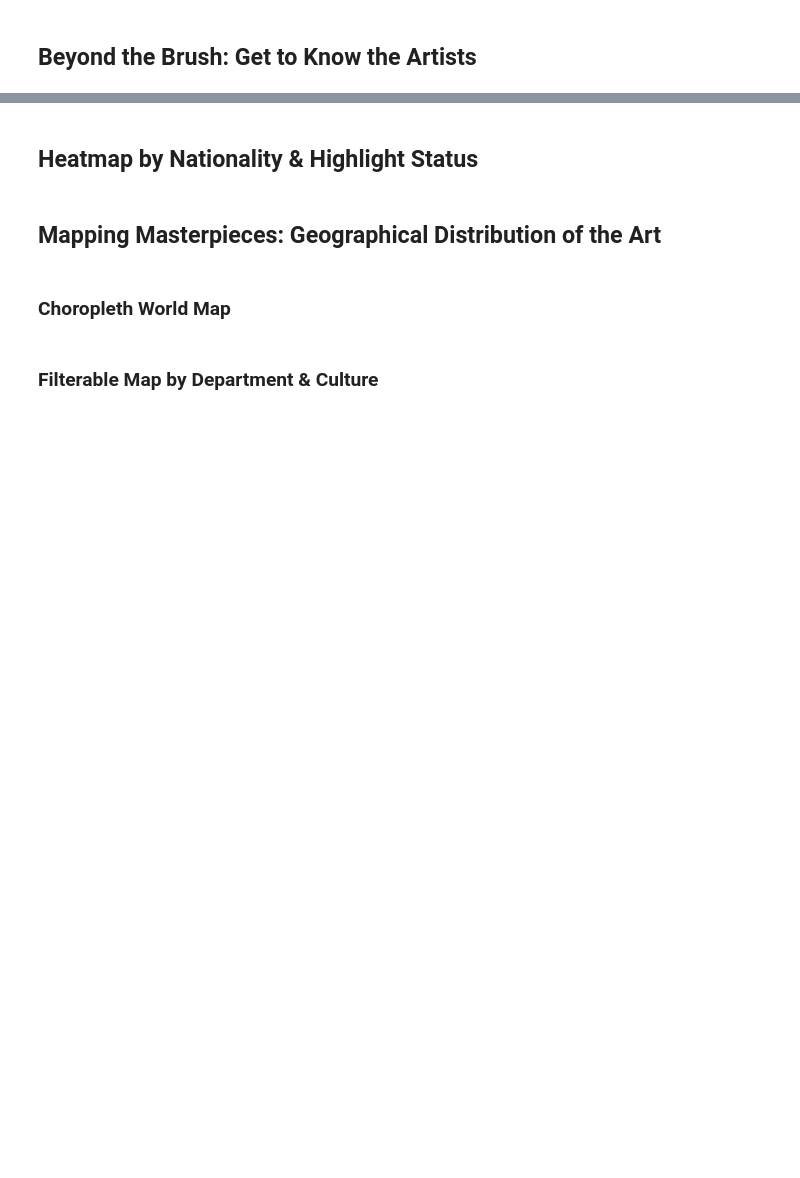
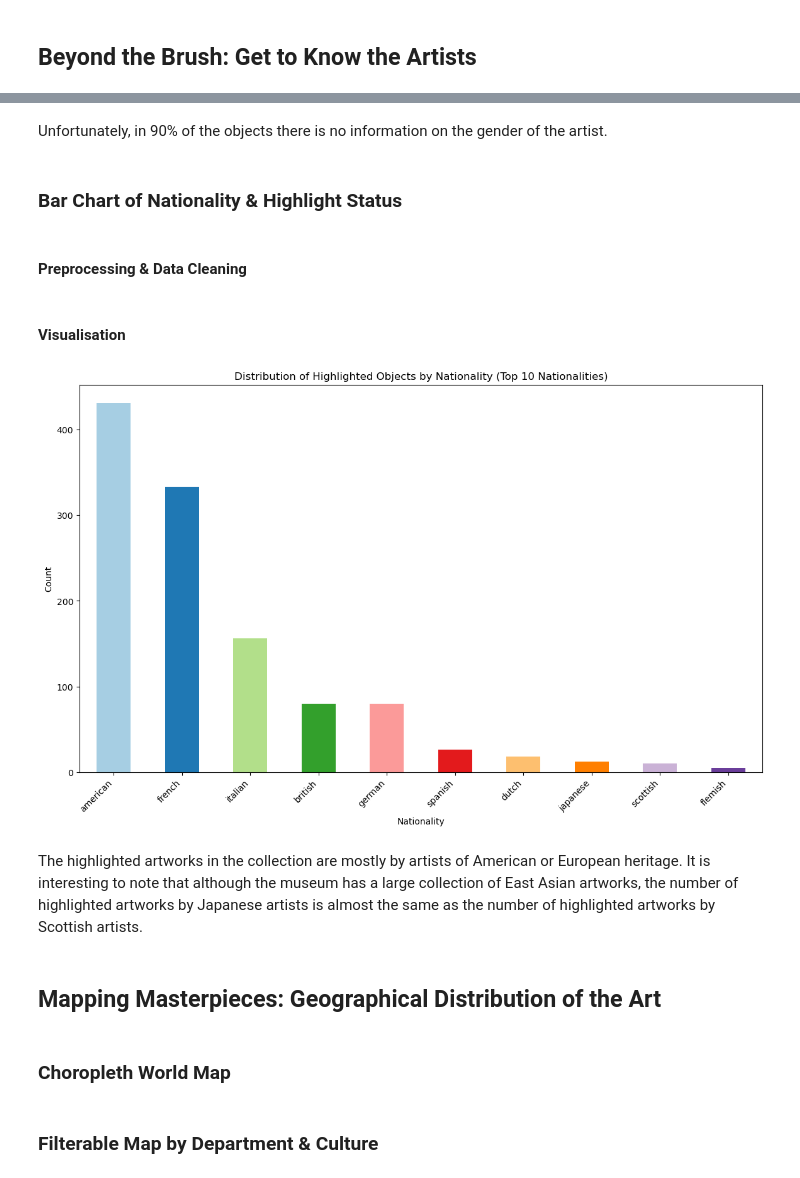
Before and after one commit to len-rtz/DS_Data_Visualization_2024_Lena_P, a Jupyter notebook: DS_Data_Visualization_2024_Lena_P.ipynb, the cells around one changed output, grey strips where cells are left out. Cells and saved outputs as stored; diff of their text form; code cells hidden in the pictures; blank space fills up the shorter version.

```diff
--- a/DS_Data_Visualization_2024_Lena_P.ipynb
+++ b/DS_Data_Visualization_2024_Lena_P.ipynb
@@ -20,2 +166,6 @@ This notebook provides a visual exploration of The Metropolitan Museum of Art's
+# %% [markdown]
+Unfortunately, in 90% of the objects there is no information on the gender of the artist.
 # %% [markdown]
-## Heatmap by Nationality & Highlight Status
+### Bar Chart of Nationality & Highlight Status
+# %% [markdown]
+#### Preprocessing & Data Cleaning
@@ -22,3 +199,34 @@ This notebook provides a visual exploration of The Metropolitan Museum of Art's
+# %% [markdown]
+#### Visualisation
+# %%
+# Filter out 'Unknown' and empty nationalities
+filtered_df = expanded_df[(expanded_df['Artist Nationality'] != 'unknown') & (expanded_df['Artist Nationality'] != '')]
+
+# Determine the top 10 nationalities by count
+top_nationalities = filtered_df['Artist Nationality'].value_counts().nlargest(10).index
+
+# Filter the DataFrame to only include highlighted rows with the top 10 nationalities
+highlighted_df = filtered_df[(filtered_df['Is Highlight'] == True) & (filtered_df['Artist Nationality'].isin(top_nationalities))]
+
+# Count the number of highlighted objects by nationality
+count_data = highlighted_df['Artist Nationality'].value_counts().reindex(top_nationalities)
+
+# Sort count_data in descending order by count
+count_data = count_data.sort_values(ascending=False)
+
+# Plotting
+plt.figure(figsize=(14, 8))
+count_data.plot(kind='bar', color=sns.color_palette("Paired", len(count_data)))
+plt.title('Distribution of Highlighted Objects by Nationality (Top 10 Nationalities)')
+plt.xlabel('Nationality')
+plt.ylabel('Count')
+plt.xticks(rotation=45, ha='right')
+plt.legend().remove()  # Remove legend
+plt.show()
+# %% [output]
+[figure, added]
+# %% [markdown]
+The highlighted artworks in the collection are mostly by artists of American or European heritage. It is interesting to note that although the museum has a large collection of East Asian artworks, the number of highlighted artworks by Japanese artists is almost the same as the number of highlighted artworks by Scottish artists.
 # %% [markdown]
 ## Mapping Masterpieces: Geographical Distribution of the Art
 # %% [markdown]
```
Also changed, not shown: parts of 18 cells of this notebook.
